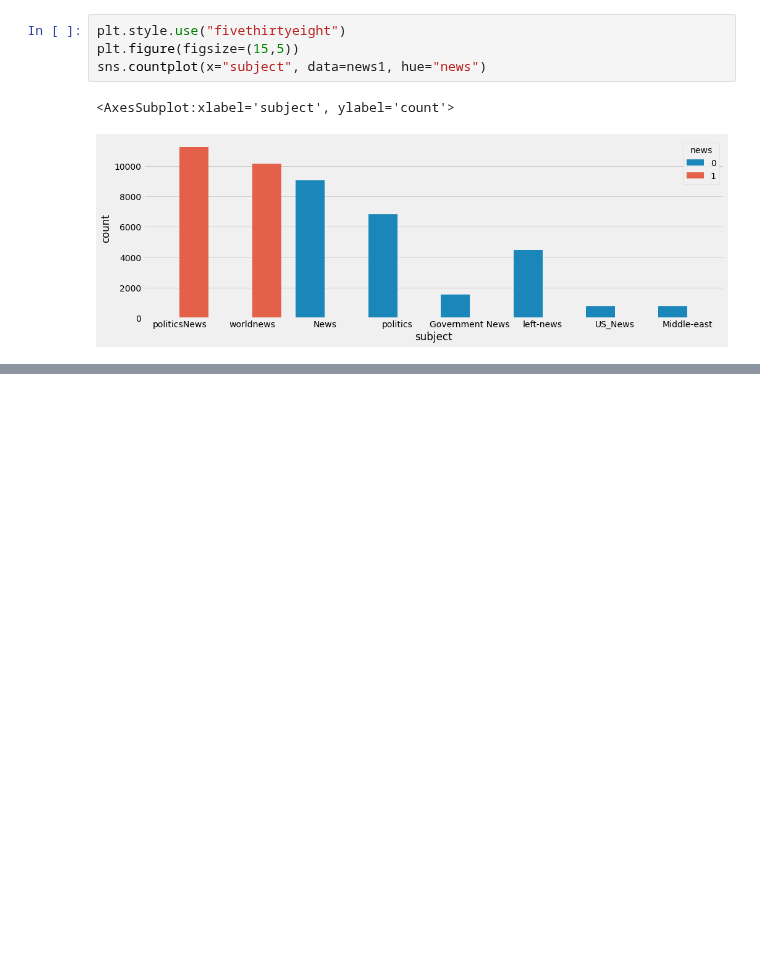
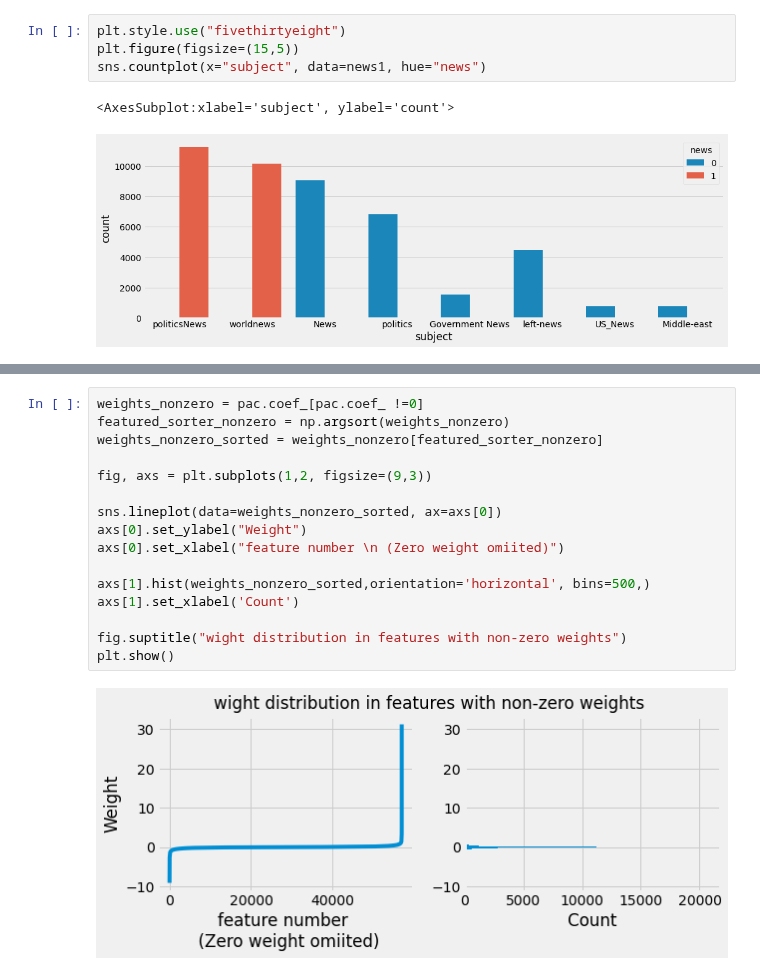
Before and after one commit to vishwan454/fakenews_prediction, a Jupyter notebook: fake_news_detection.ipynb, the cells around one changed output, grey strips where cells are left out. Drawn from its saved outputs; the diff is of its cells as text; blank space fills up the shorter version.

```diff
--- a/fake_news_detection.ipynb
+++ b/fake_news_detection.ipynb
@@ -139,0 +150,18 @@ sns.countplot(x="subject", data=news1, hue="news")
+# %%
+weights_nonzero = pac.coef_[pac.coef_ !=0]
+featured_sorter_nonzero = np.argsort(weights_nonzero)
+weights_nonzero_sorted = weights_nonzero[featured_sorter_nonzero]
+
+fig, axs = plt.subplots(1,2, figsize=(9,3))
+
+sns.lineplot(data=weights_nonzero_sorted, ax=axs[0])
+axs[0].set_ylabel("Weight")
+axs[0].set_xlabel("feature number \n (Zero weight omiited)")
+
+axs[1].hist(weights_nonzero_sorted,orientation='horizontal', bins=500,)
+axs[1].set_xlabel('Count')
+
+fig.suptitle("wight distribution in features with non-zero weights")
+plt.show()
+# %% [output]
+[figure, added]
```
Also changed, not shown: parts of 10 cells of this notebook.
